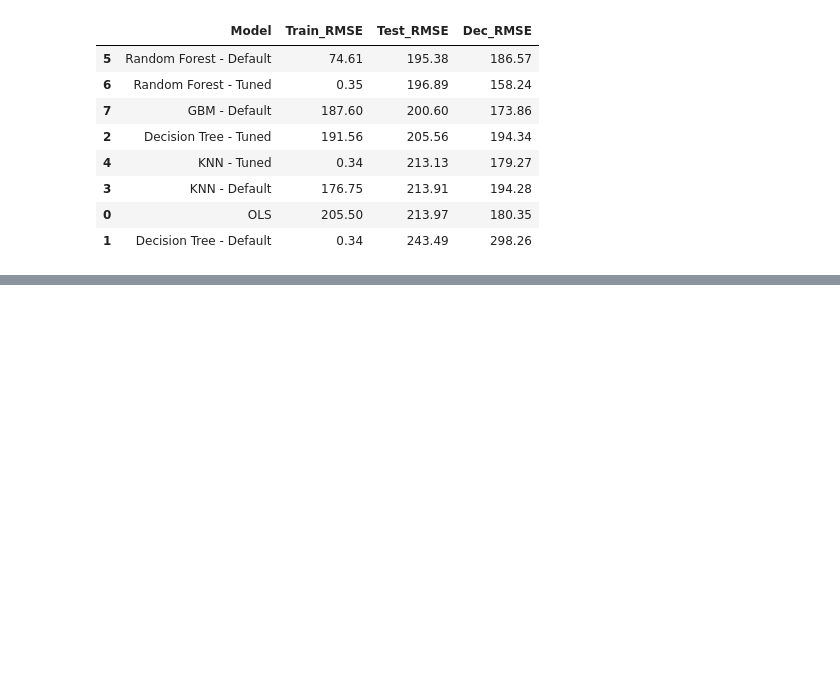
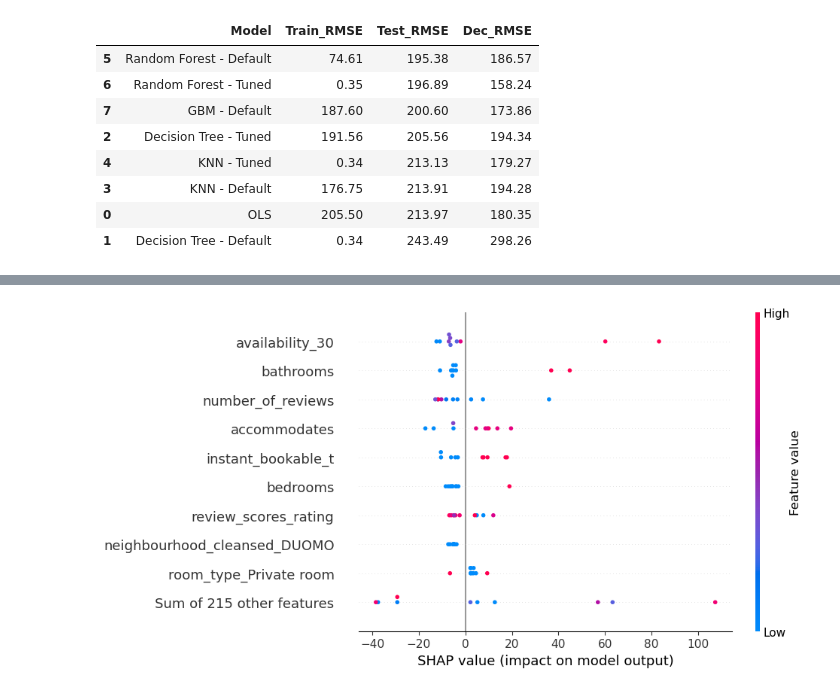
Before and after one commit to navaei-amir/DA3-phdma, a Jupyter notebook: HW2/HW2.ipynb, the cells around one changed output, grey strips where cells are left out. Drawn from its saved outputs; the diff is of its cells as text; code cells hidden in the pictures; blank space fills up the shorter version.

```diff
--- a/HW2/HW2.ipynb
+++ b/HW2/HW2.ipynb
@@ -1167,0 +1173,5 @@ TypeError: The shap_values arg is the wrong type. Try explainer.shap_values().
+# %%
+# summarize the effects of all the features
+shap.plots.beeswarm(shap_values)
+# %% [output]
+[figure, added]
```
Also changed, not shown: parts of 14 cells of this notebook.
